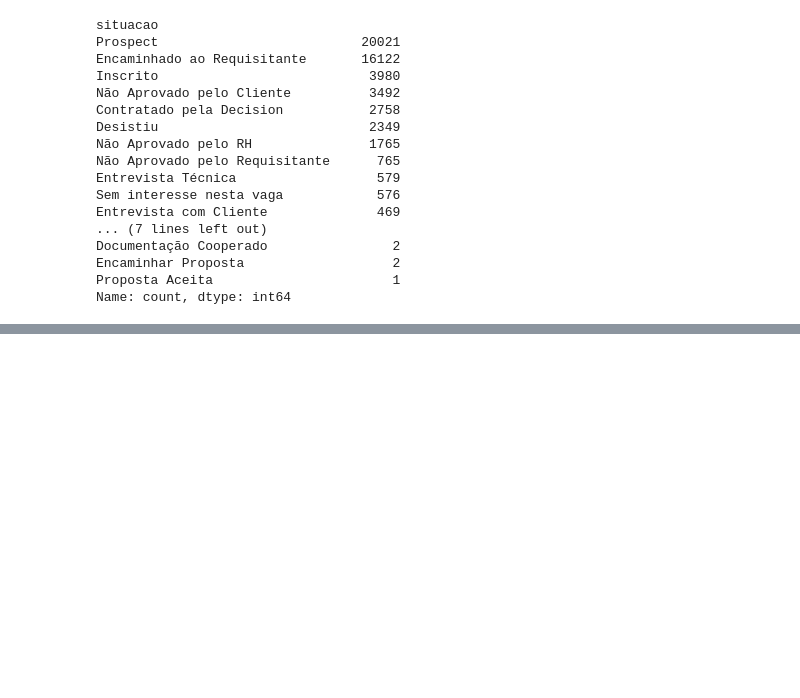
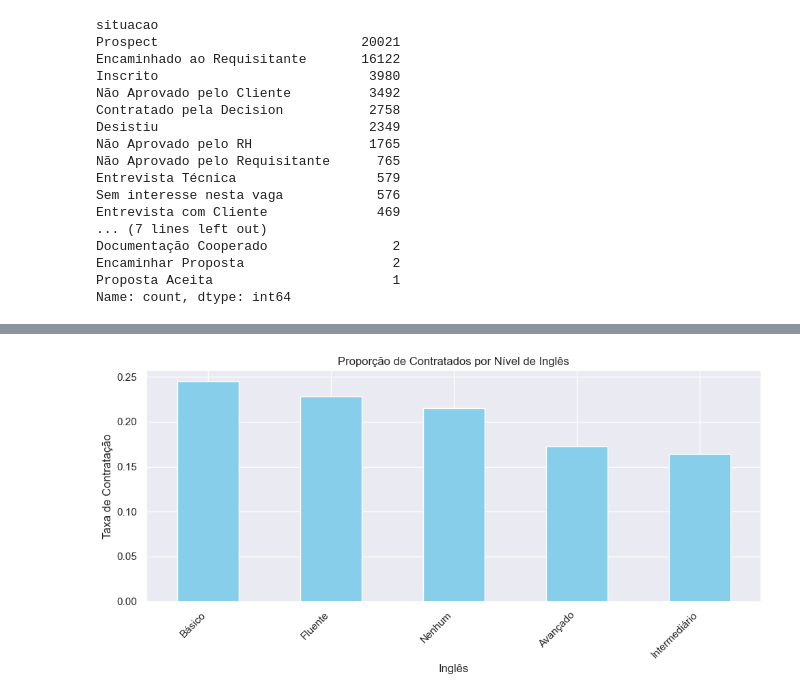
Before and after one commit to HugoVasc/ai-hiring-matcher, a Jupyter notebook: notebooks/eda.ipynb, the cells around one changed output, grey strips where cells are left out. Saved outputs shown, nothing was run; the diff lists cells and outputs as text; code cells hidden in the pictures; blank space fills up the shorter version.

```diff
--- a/notebooks/eda.ipynb
+++ b/notebooks/eda.ipynb
@@ -91,0 +107,17 @@ Name: count, dtype: int64
+# %%
+# Padronizar valores de idioma
+df['ingles'] = df['ingles'].str.strip().str.title()
+df['espanhol'] = df['espanhol'].str.strip().str.title()
+
+# Proporção de contratação por nível de inglês
+ingles_target = df.groupby('ingles')['target'].mean().sort_values(ascending=False)
+
+plt.figure(figsize=(10, 5))
+ingles_target.plot(kind='bar', title='Proporção de Contratados por Nível de Inglês', color='skyblue')
+plt.ylabel('Taxa de Contratação')
+plt.xlabel('Inglês')
+plt.xticks(rotation=45, ha='right')
+plt.tight_layout()
+plt.show()
+# %% [output]
+[figure, added]
```
Also changed, not shown: parts of 12 cells of this notebook.
